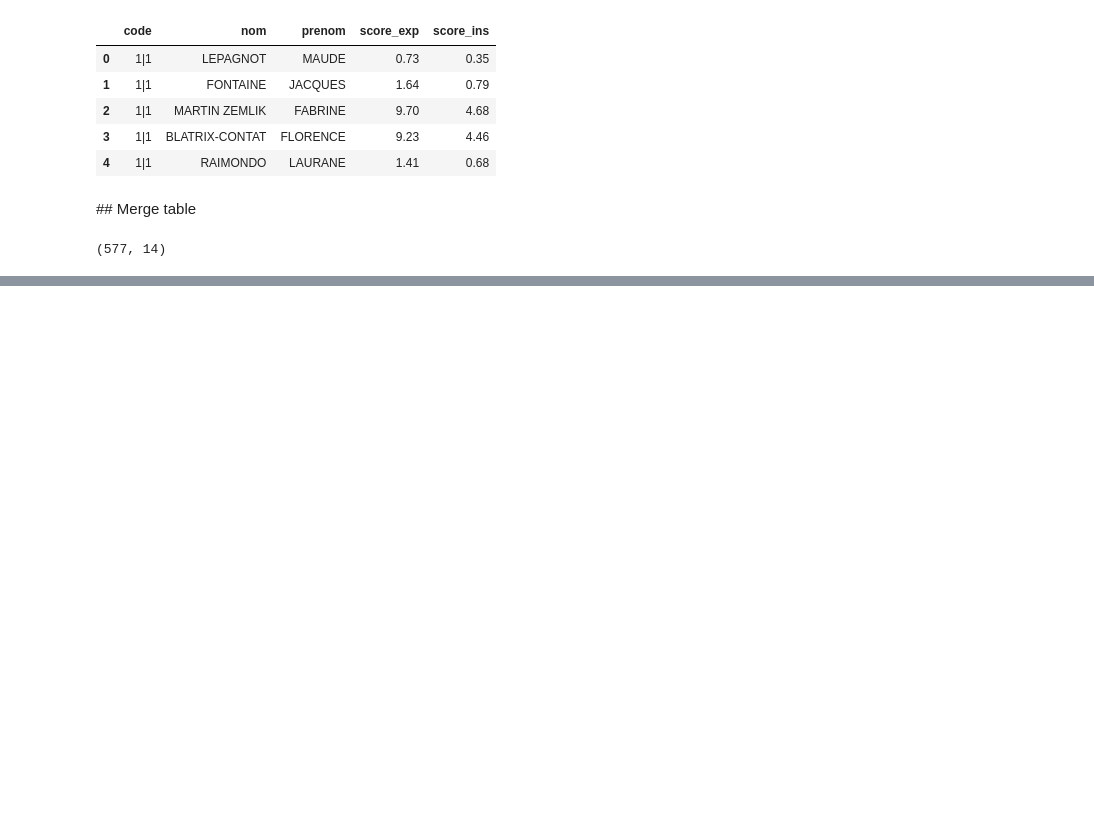
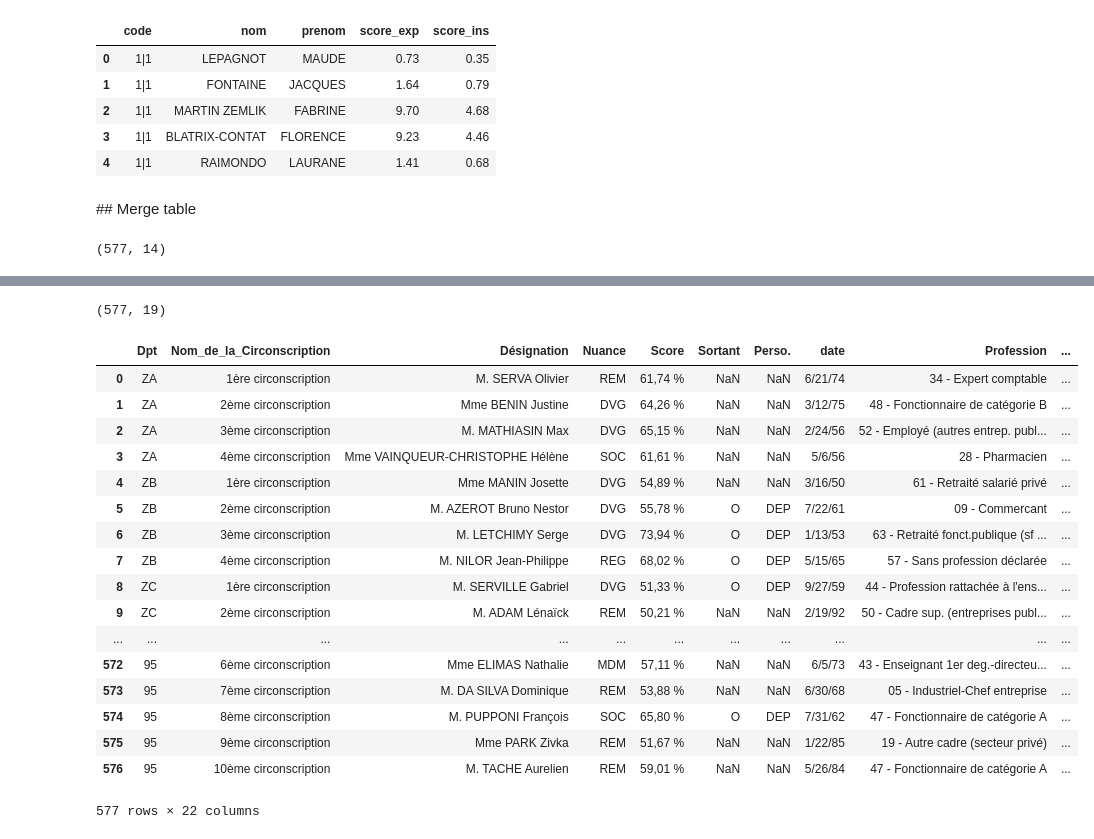
Before and after one commit to verycourt/Elections, a Jupyter notebook: legislatives/dataviz/TEST_dataviz/data/ETL_json1.ipynb, the cells around one changed output, grey strips where cells are left out. Saved outputs shown, nothing was run; the diff lists cells and outputs as text; code cells hidden in the pictures; blank space fills up the shorter version.

Commit message:
fin json1

```diff
--- a/legislatives/dataviz/TEST_dataviz/data/ETL_json1.ipynb
+++ b/legislatives/dataviz/TEST_dataviz/data/ETL_json1.ipynb
@@ -191,0 +292,45 @@ json.shape
+# %%
+json_t = pd.merge(json, df_resultat, on=["nom","prenom"])
+# %%
+json_t.shape
+# %% [output]
+(577, 19)
+# %%
+json_t["smart_prof"] = json_t["Profession"].map(lambda x :x.split("-")[1].strip())
+# %%
+json_t["corr_dept"] = json_t["Dpt"]
+json_t.ix[json_t["corr_dept"]=="ZA", "corr_dept"]="971"
+json_t.ix[json_t["corr_dept"]=="ZB", "corr_dept"]="972"
+json_t.ix[json_t["corr_dept"]=="ZC", "corr_dept"]="973"
+json_t.ix[json_t["corr_dept"]=="ZD", "corr_dept"]="974"
+json_t.ix[json_t["corr_dept"]=="ZM", "corr_dept"]="985"
+json_t.ix[json_t["corr_dept"]=="ZN", "corr_dept"]="988"
+json_t.ix[json_t["corr_dept"]=="ZP", "corr_dept"]="987"
+json_t.ix[json_t["corr_dept"]=="ZS", "corr_dept"]="975"
+json_t.ix[json_t["corr_dept"]=="ZW", "corr_dept"]="986"
+json_t.ix[json_t["corr_dept"]=="ZX", "corr_dept"]="979"
+json_t.ix[json_t["corr_dept"]=="ZZ", "corr_dept"]="99"
+# %%
+json_t["new_code"] = json_t.apply(lambda row : str(row["corr_dept"])+'|'
+                                  +str(row["code"].split("|")[1]), axis=1)
+# %%
+json_t
+# %% [output]
+|  | Dpt | Nom_de_la_Circonscription | Désignation | Nuance | Score | Sortant | Perso. | date | Profession | ... |
+| 0 | ZA | 1ère circonscription | M. SERVA Olivier | REM | 61,74 % | NaN | NaN | 6/21/74 | 34 - Expert comptable | ... |
+| 1 | ZA | 2ème circonscription | Mme BENIN Justine | DVG | 64,26 % | NaN | NaN | 3/12/75 | 48 - Fonctionnaire de catégorie B | ... |
+| 2 | ZA | 3ème circonscription | M. MATHIASIN Max | DVG | 65,15 % | NaN | NaN | 2/24/56 | 52 - Employé (autres entrep. publ... | ... |
+| 3 | ZA | 4ème circonscription | Mme VAINQUEUR-CHRISTOPHE Hélène | SOC | 61,61 % | NaN | NaN | 5/6/56 | 28 - Pharmacien | ... |
+| 4 | ZB | 1ère circonscription | Mme MANIN Josette | DVG | 54,89 % | NaN | NaN | 3/16/50 | 61 - Retraité salarié privé | ... |
+| 5 | ZB | 2ème circonscription | M. AZEROT Bruno Nestor | DVG | 55,78 % | O | DEP | 7/22/61 | 09 - Commercant | ... |
+| 6 | ZB | 3ème circonscription | M. LETCHIMY Serge | DVG | 73,94 % | O | DEP | 1/13/53 | 63 - Retraité fonct.publique (sf ... | ... |
+| 7 | ZB | 4ème circonscription | M. NILOR Jean-Philippe | REG | 68,02 % | O | DEP | 5/15/65 | 57 - Sans profession déclarée | ... |
+| 8 | ZC | 1ère circonscription | M. SERVILLE Gabriel | DVG | 51,33 % | O | DEP | 9/27/59 | 44 - Profession rattachée à l'ens... | ... |
+| 9 | ZC | 2ème circonscription | M. ADAM Lénaïck | REM | 50,21 % | NaN | NaN | 2/19/92 | 50 - Cadre sup. (entreprises publ... | ... |
+| ... | ... | ... | ... | ... | ... | ... | ... | ... | ... | ... |
+| 572 | 95 | 6ème circonscription | Mme ELIMAS Nathalie | MDM | 57,11 % | NaN | NaN | 6/5/73 | 43 - Enseignant 1er deg.-directeu... | ... |
+| 573 | 95 | 7ème circonscription | M. DA SILVA Dominique | REM | 53,88 % | NaN | NaN | 6/30/68 | 05 - Industriel-Chef entreprise | ... |
+| 574 | 95 | 8ème circonscription | M. PUPPONI François | SOC | 65,80 % | O | DEP | 7/31/62 | 47 - Fonctionnaire de catégorie A | ... |
+| 575 | 95 | 9ème circonscription | Mme PARK Zivka | REM | 51,67 % | NaN | NaN | 1/22/85 | 19 - Autre cadre (secteur privé) | ... |
+| 576 | 95 | 10ème circonscription | M. TACHE Aurelien | REM | 59,01 % | NaN | NaN | 5/26/84 | 47 - Fonctionnaire de catégorie A | ... |
+577 rows × 22 columns
```
Also changed, not shown: parts of 4 cells of this notebook.
